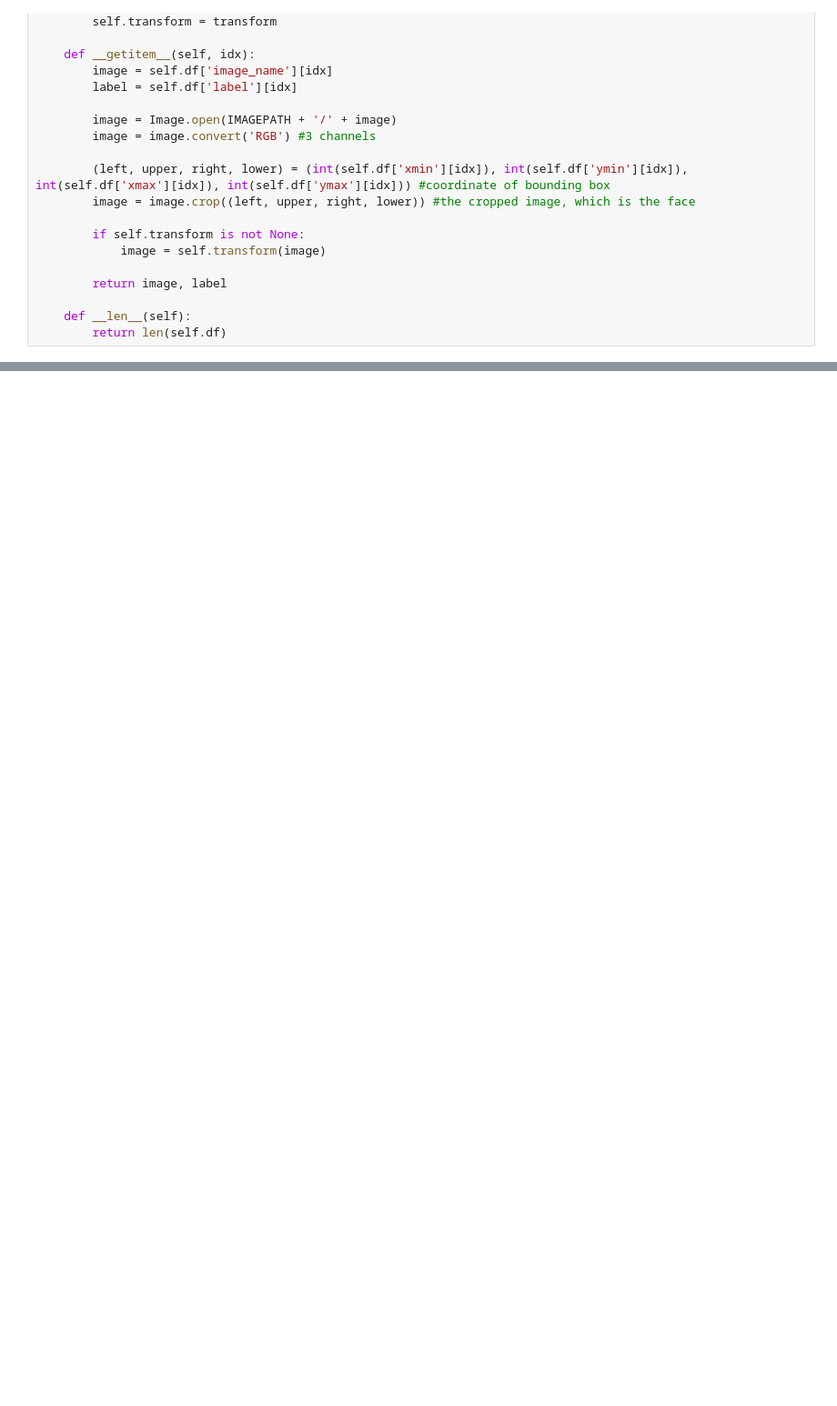
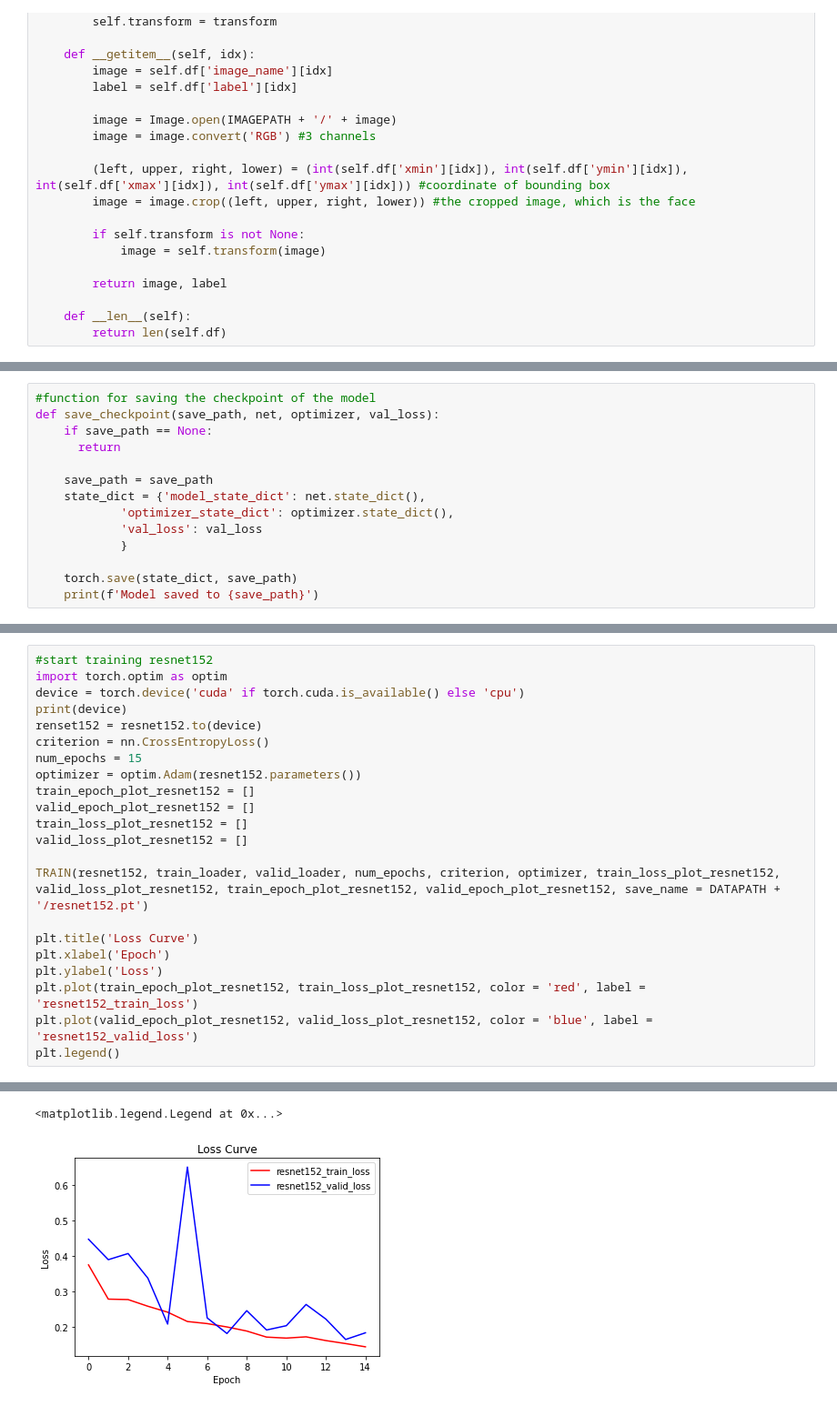
Before and after one commit to Walkier/NETE, a Jupyter notebook: project.ipynb, the cells around one changed output, grey strips where cells are left out. Shown at 91% size. Cells and saved outputs as stored; diff of their text form; blank space fills up the shorter version.

Commit message:
build a resnet

```diff
--- a/project.ipynb
+++ b/project.ipynb
@@ -118,0 +198,14 @@ test_loader = DataLoader(testset, batch_size = bs, shuffle = False)
+# %%
+#function for saving the checkpoint of the model
+def save_checkpoint(save_path, net, optimizer, val_loss):
+    if save_path == None:
+      return
+
+    save_path = save_path
+    state_dict = {'model_state_dict': net.state_dict(),
+            'optimizer_state_dict': optimizer.state_dict(),
+            'val_loss': val_loss
+            }
+
+    torch.save(state_dict, save_path)
+    print(f'Model saved to {save_path}')
@@ -118,0 +291,23 @@ test_loader = DataLoader(testset, batch_size = bs, shuffle = False)
+# %%
+#start training resnet152
+import torch.optim as optim
+device = torch.device('cuda' if torch.cuda.is_available() else 'cpu')
+print(device)
+renset152 = resnet152.to(device)
+criterion = nn.CrossEntropyLoss()
+num_epochs = 15
+optimizer = optim.Adam(resnet152.parameters())
+train_epoch_plot_resnet152 = []
+valid_epoch_plot_resnet152 = []
+train_loss_plot_resnet152 = []
+valid_loss_plot_resnet152 = []
+
+TRAIN(resnet152, train_loader, valid_loader, num_epochs, criterion, optimizer, train_loss_plot_resnet152, valid_loss_plot_resnet152, train_epoch_plot_resnet152, valid_epoch_plot_resnet152, save_name = DATAPATH + '/resnet152.pt')
+
+plt.title('Loss Curve')
+plt.xlabel('Epoch')
+plt.ylabel('Loss')
+plt.plot(train_epoch_plot_resnet152, train_loss_plot_resnet152, color = 'red', label = 'resnet152_train_loss')
+plt.plot(valid_epoch_plot_resnet152, valid_loss_plot_resnet152, color = 'blue', label = 'resnet152_valid_loss')
+plt.legend()
+# %% [output]
@@ -118,0 +331,2 @@ test_loader = DataLoader(testset, batch_size = bs, shuffle = False)
+<matplotlib.legend.Legend at 0x...>
+[figure, added]
```
Also changed, not shown: parts of 11 cells of this notebook.
